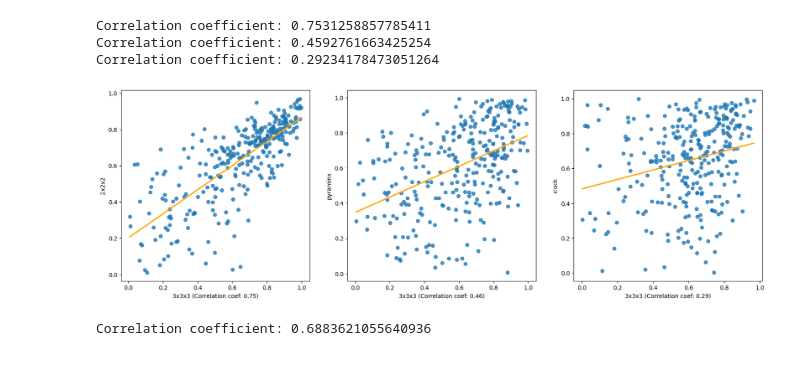
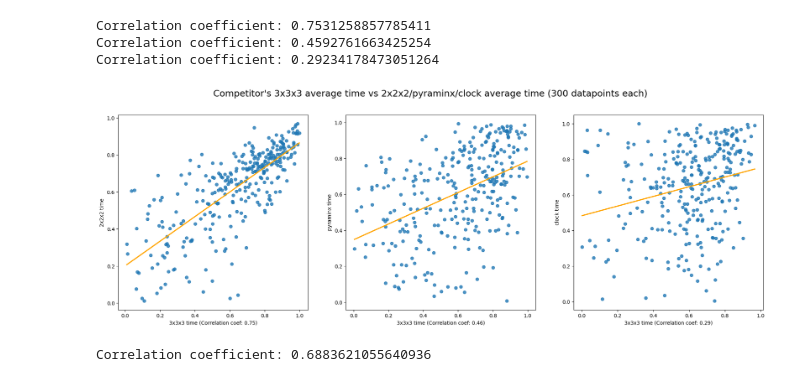
Before and after one commit to oskarkuuse/IDSproject, a Jupyter notebook: notebooks/performance.ipynb, the cells around one changed output. Drawn from its saved outputs; the diff is of its cells as text; code cells hidden in the pictures.

```diff
--- a/notebooks/performance.ipynb
+++ b/notebooks/performance.ipynb
@@ -23,12 +23,14 @@ print(f"{np.round(((combinedGroupedMeans.iloc[0] - combinedGroupedMeans.iloc[29]
 altIndex = [str(x) for x in range(1, 30, 2)]
 altIndex.append("30+")
 
-ax = combinedGroupedMeans.plot()
+plt.rcParams['figure.figsize'] = (10, 8)
+ax = combinedGroupedMeans.plot(legend=False, xlabel='Number of competitions attended', ylabel='Average 3x3x3 times in centiseconds')
 ax.set_xticks([1, 5, 10, 15, 20, 25, 30])
 ax.set_xticklabels([str(x) for x in [1, 5, 10, 15, 20, 25]] + ["30+"])
 
 fig = ax.get_figure()
-fig.savefig('../images/test3.png', bbox_inches='tight')
+# fig.savefig('../images/plot3.png', bbox_inches='tight', dpi=1200)
+fig.savefig('../images/plot3.svg', bbox_inches='tight', dpi=1200, format='svg')
 # %% [output]
 Time improvement between people that have competed in a single competition and those that have competed in 30 or more:
 68.76%
@@ -203,14 +205,16 @@ Correlation coefficient: 0.29234178473051264
 # %%
 # Regression plots based on previous cell's data
 
-fig, axes = plt.subplots(1, 3, figsize=(20, 6))
-sns.regplot(data=avg333_222_Sample, x='333', y='222', ax=axes[0], ci=None, line_kws={"color": "orange"}).set(xlabel=f'3x3x3 (Correlation coef: {round(corr333_222, 2)})', ylabel='2x2x2')
-sns.regplot(data=avg333_pyram_Sample, x='333', y='pyraminx', ax=axes[1], ci=None, line_kws={"color": "orange"}).set(xlabel=f'3x3x3 (Correlation coef: {round(corr333_pyram, 2)})', ylabel='pyraminx')
-sns.regplot(data=avg333_clock_Sample, x='333', y='clock', ax=axes[2], ci=None, line_kws={"color": "orange"}).set(xlabel=f'3x3x3 (Correlation coef: {round(corr333_clock, 2)})', ylabel='clock')
+fig, axes = plt.subplots(1, 3, figsize=(23, 7))
+sns.regplot(data=avg333_222_Sample, x='333', y='222', ax=axes[0], ci=None, line_kws={"color": "orange"}).set(xlabel=f'3x3x3 time (Correlation coef: {round(corr333_222, 2)})', ylabel='2x2x2 time')
+sns.regplot(data=avg333_pyram_Sample, x='333', y='pyraminx', ax=axes[1], ci=None, line_kws={"color": "orange"}).set(xlabel=f'3x3x3 time (Correlation coef: {round(corr333_pyram, 2)})', ylabel='pyraminx time')
+sns.regplot(data=avg333_clock_Sample, x='333', y='clock', ax=axes[2], ci=None, line_kws={"color": "orange"}).set(xlabel=f'3x3x3 time (Correlation coef: {round(corr333_clock, 2)})', ylabel='clock time')
+fig.suptitle("Competitor's 3x3x3 average time vs 2x2x2/pyraminx/clock average time (300 datapoints each)", fontsize='18')
 
-fig.savefig('../images/test5.png', bbox_inches='tight')
+# fig.savefig('../images/plot4.png', bbox_inches='tight', dpi=1200)
+fig.savefig('../images/plot4.svg', bbox_inches='tight', dpi=1200, format='svg')
 # %% [output]
-[figure, old version]
+[figure, new version]
 # %%
 # Additional correlation example for 3x3x3 and 4x4x4
 
```
Also changed, not shown: parts of 2 cells of this notebook, 3 other files.
